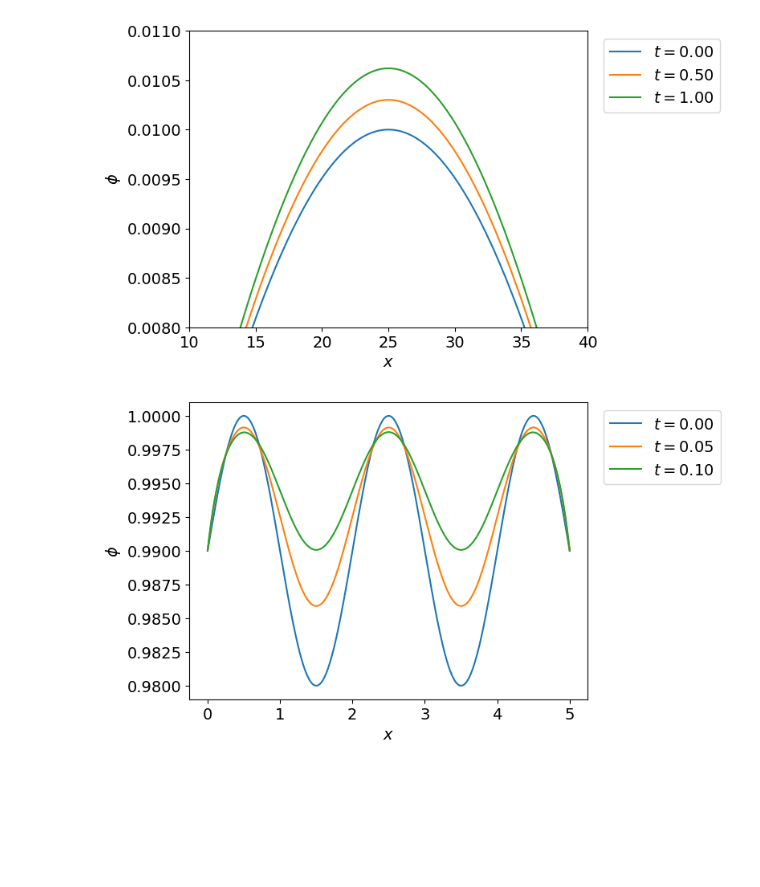
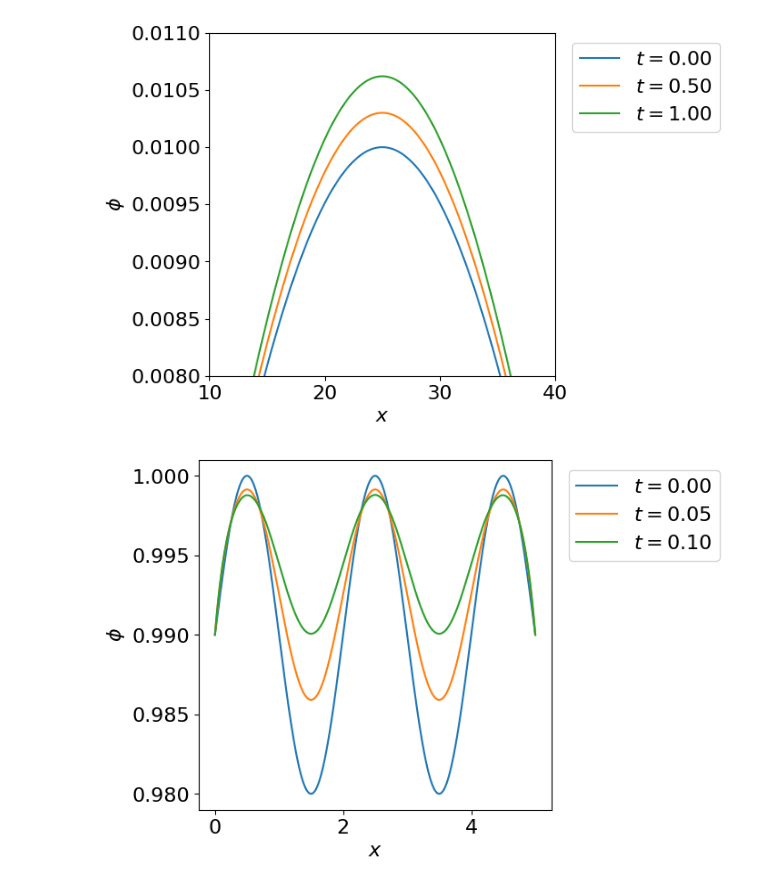
Before and after one commit to ponomarevandr/disruption, a Jupyter notebook: one_dim_problem/experiments/equilibrium_stability/equilibrium_stability_test.ipynb, the cells around one changed output. Drawn from its saved outputs; the diff is of its cells as text; code cells hidden in the pictures; blank space fills up the shorter version.

```diff
--- a/one_dim_problem/experiments/equilibrium_stability/equilibrium_stability_test.ipynb
+++ b/one_dim_problem/experiments/equilibrium_stability/equilibrium_stability_test.ipynb
@@ -3,7 +3,7 @@ import numpy as np
 import pandas as pd
 import matplotlib
 import matplotlib.pyplot as plt
-matplotlib.rcParams.update({'font.size': 14})
+matplotlib.rcParams.update({'font.size': 16})
 
 import sys
 sys.path.append("../../scripts")
@@ -17,20 +17,16 @@ import model_plot
 importlib.reload(model_plot)
 from model_plot import model_plot
 
-import norms
-importlib.reload(norms)
-from norms import norm_continuous, norm_L2
-
 %matplotlib inline
 # %%
 model = model_from_file('equilibrium_stability/values_1_0.csv')
-model_plot(model, [0.0, 0.5, 1], False, xlim=[10, 40], ylim=[0.008, 0.011])
+model_plot(model, [0.0, 0.5, 1], False, figsize=(5, 5), xlim=[10, 40], ylim=[0.008, 0.011])
 # %% [output]
-[figure, old version]
+[figure, new version]
 # %%
 model = model_from_file('equilibrium_stability/values_1_1.csv')
-model_plot(model, [0.0, 0.05, 0.1], False)
+model_plot(model, [0.0, 0.05, 0.1], False, figsize=(5, 5))
 # %% [output]
-[figure, old version]
+[figure, new version]
 # %%
 model = model_from_file('equilibrium_stability/values_2_0.csv')
```
Also changed, not shown: parts of 5 cells of this notebook, 3 other files.
